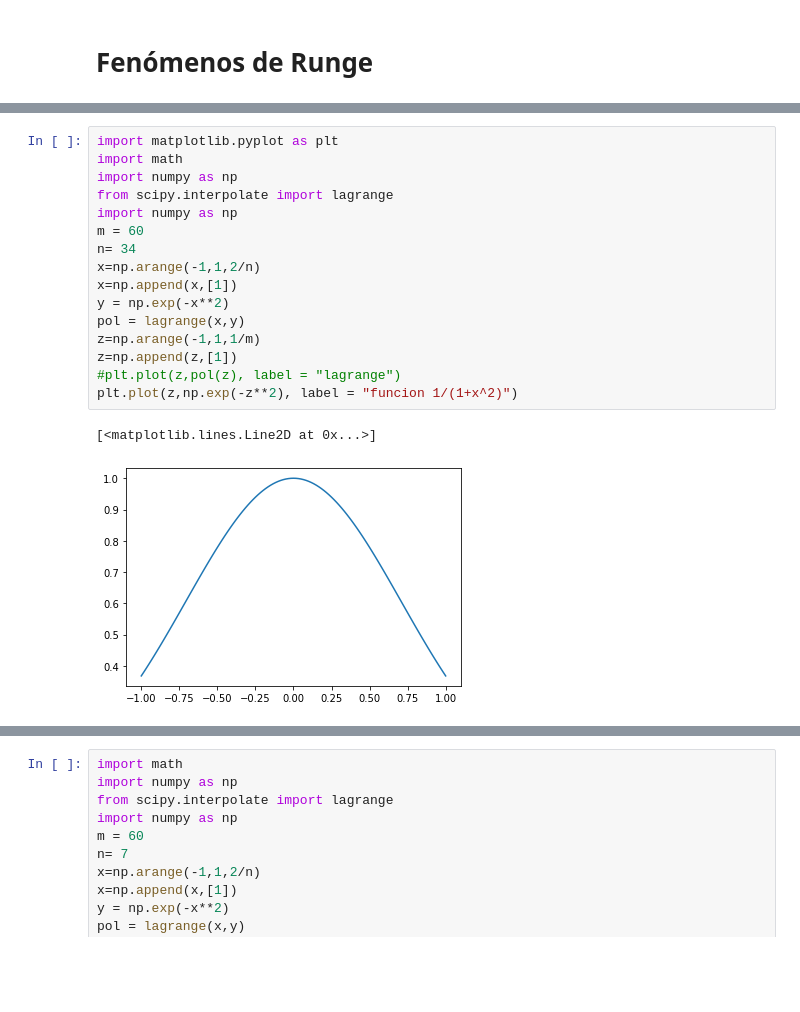
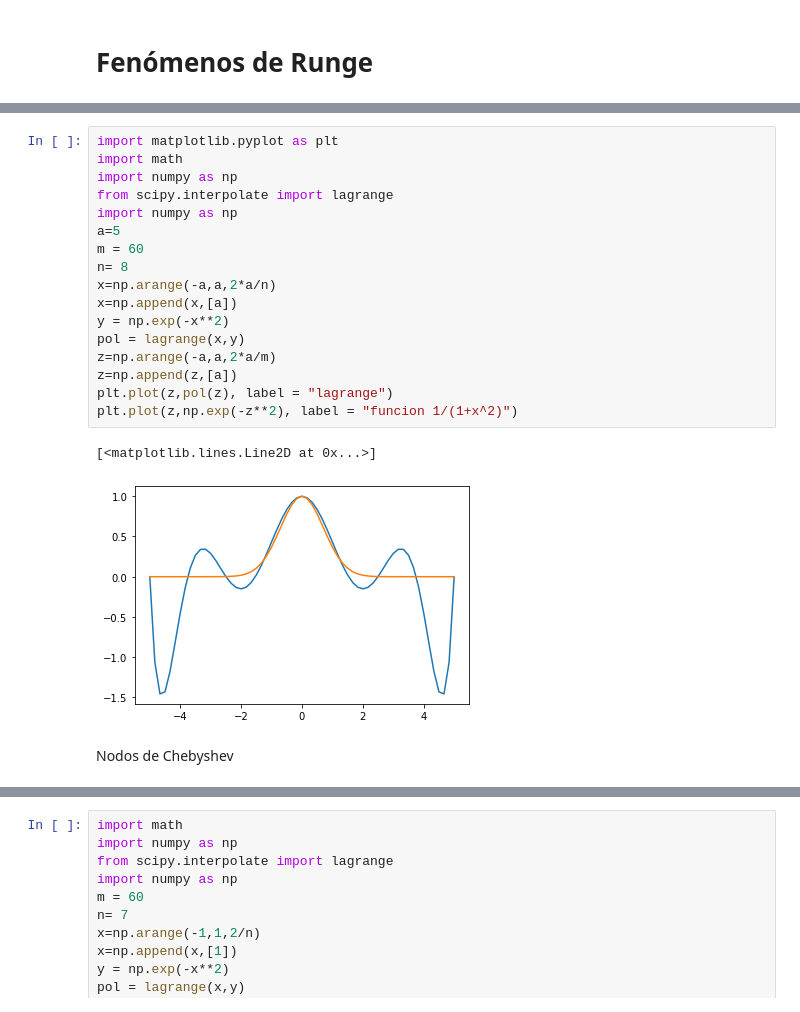
Before and after one commit to antvilla06/Programaci-n-y-M-todos-Num-ricos, a Jupyter notebook: Unidad_5.ipynb, the cells around one changed output, grey strips where cells are left out. Saved outputs shown, nothing was run; the diff lists cells and outputs as text; blank space fills up the shorter version.

```diff
--- a/Unidad_5.ipynb
+++ b/Unidad_5.ipynb
@@ -25,19 +58,22 @@ plt.plot(z,1/(1+25*(z**2)), label = "funcion 1/(1+x^2)")
 # %%
 import matplotlib.pyplot as plt
 import math
 import numpy as np
 from scipy.interpolate import lagrange
 import numpy as np
+a=5
 m = 60
-n= 34
-x=np.arange(-1,1,2/n)
-x=np.append(x,[1])
+n= 8
+x=np.arange(-a,a,2*a/n)
+x=np.append(x,[a])
 y = np.exp(-x**2)
 pol = lagrange(x,y)
-z=np.arange(-1,1,1/m)
-z=np.append(z,[1])
-#plt.plot(z,pol(z), label = "lagrange")
+z=np.arange(-a,a,2*a/m)
+z=np.append(z,[a])
+plt.plot(z,pol(z), label = "lagrange")
 plt.plot(z,np.exp(-z**2), label = "funcion 1/(1+x^2)")
 # %% [output]
 [<matplotlib.lines.Line2D at 0x...>]
-[figure, old version]
+[figure, new version]
+# %% [markdown]
+Nodos de Chebyshev
```
Also changed, not shown: parts of 7 cells of this notebook.
